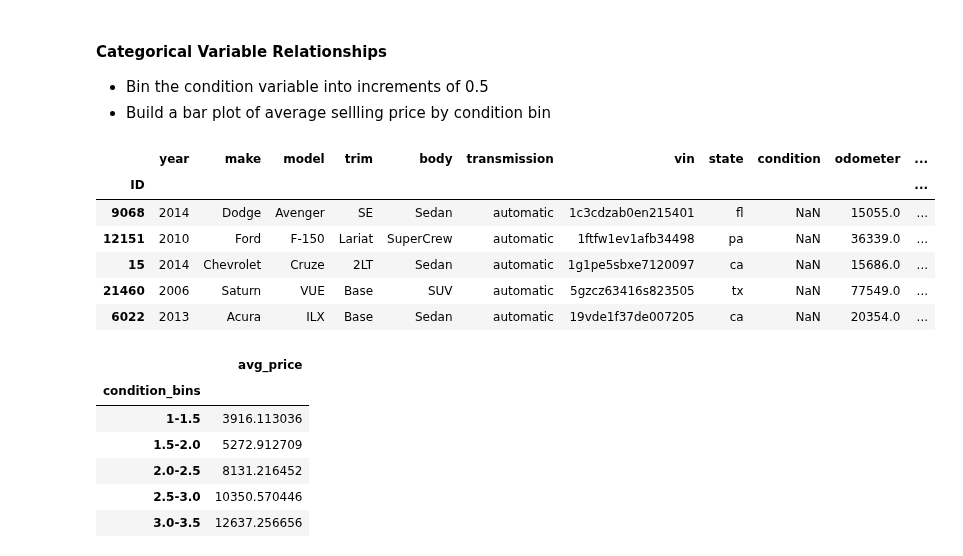
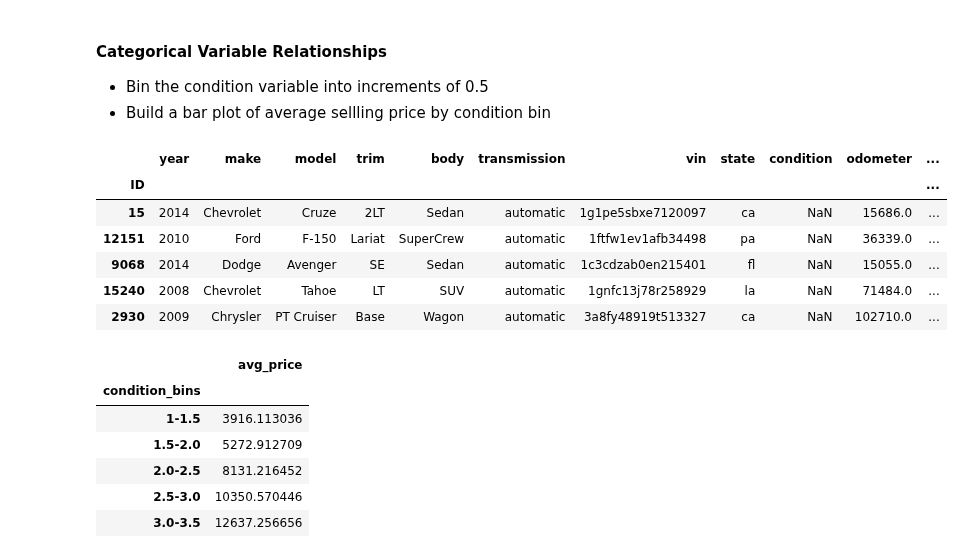
Before and after one commit to MeetPatel89/car_sales_analysis, a Jupyter notebook: notebook.ipynb, the cells around one changed output. Drawn from its saved outputs; the diff is of its cells as text; code cells hidden in the pictures.

```diff
--- a/notebook.ipynb
+++ b/notebook.ipynb
@@ -219,15 +219,15 @@ LinregressResult(slope=-0.08841045962774961, intercept=18705.587357485063, rvalu
 - Build a bar plot of average sellling price by condition bin
 # %%
 # distribute data into condition bins based on condition column
-df = pd.read_sql(read_contents(rf"{ROOT_DIR}/sql/condition_bin.sql"), sqlConn.get_conn_odbc(), index_col=["ID"])
+df = pd.read_sql(read_contents(rf"{ROOT_DIR}/sql/condition_bin.sql"), sqlConn.get_sql_engine(), index_col=["ID"])
 df.head()
 # %% [output]
 |  | year | make | model | trim | body | transmission | vin | state | condition | odometer | ... |
 | ID |  |  |  |  |  |  |  |  |  |  | ... |
+| 15 | 2014 | Chevrolet | Cruze | 2LT | Sedan | automatic | 1g1pe5sbxe7120097 | ca | NaN | 15686.0 | ... |
+| 12151 | 2010 | Ford | F-150 | Lariat | SuperCrew | automatic | 1ftfw1ev1afb34498 | pa | NaN | 36339.0 | ... |
 | 9068 | 2014 | Dodge | Avenger | SE | Sedan | automatic | 1c3cdzab0en215401 | fl | NaN | 15055.0 | ... |
-| 12151 | 2010 | Ford | F-150 | Lariat | SuperCrew | automatic | 1ftfw1ev1afb34498 | pa | NaN | 36339.0 | ... |
-| 15 | 2014 | Chevrolet | Cruze | 2LT | Sedan | automatic | 1g1pe5sbxe7120097 | ca | NaN | 15686.0 | ... |
-| 21460 | 2006 | Saturn | VUE | Base | SUV | automatic | 5gzcz63416s823505 | tx | NaN | 77549.0 | ... |
-| 6022 | 2013 | Acura | ILX | Base | Sedan | automatic | 19vde1f37de007205 | ca | NaN | 20354.0 | ... |
+| 15240 | 2008 | Chevrolet | Tahoe | LT | SUV | automatic | 1gnfc13j78r258929 | la | NaN | 71484.0 | ... |
+| 2930 | 2009 | Chrysler | PT Cruiser | Base | Wagon | automatic | 3a8fy48919t513327 | ca | NaN | 102710.0 | ... |
 # %%
 # get average selling price for each condition bin
```
Also changed, not shown: parts of 4 cells of this notebook, 1 other file.
